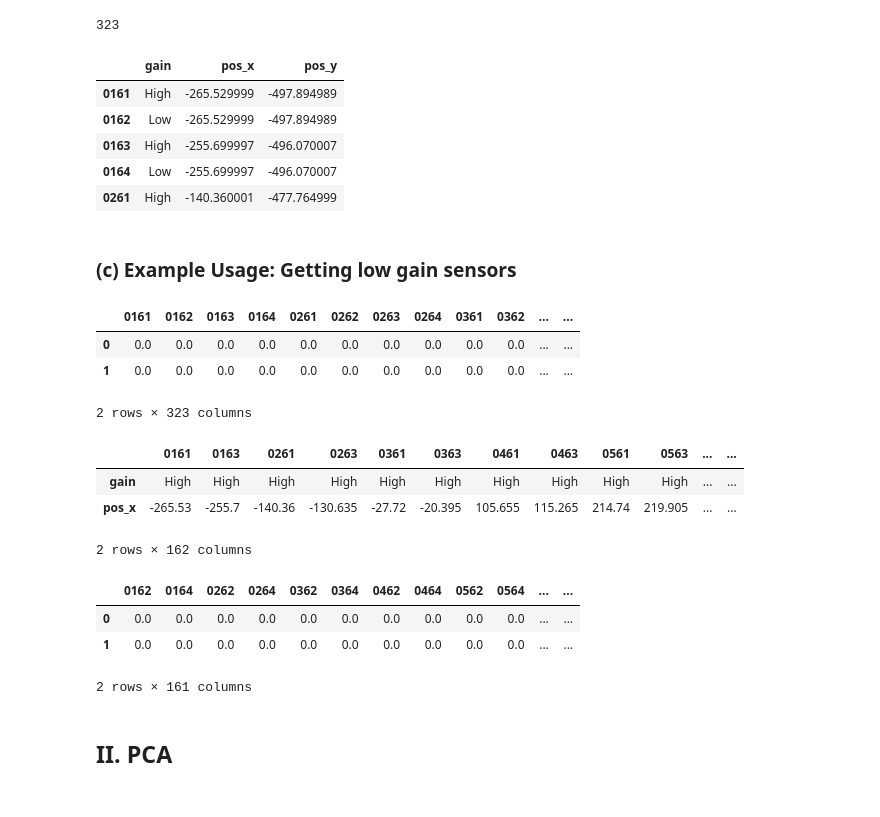
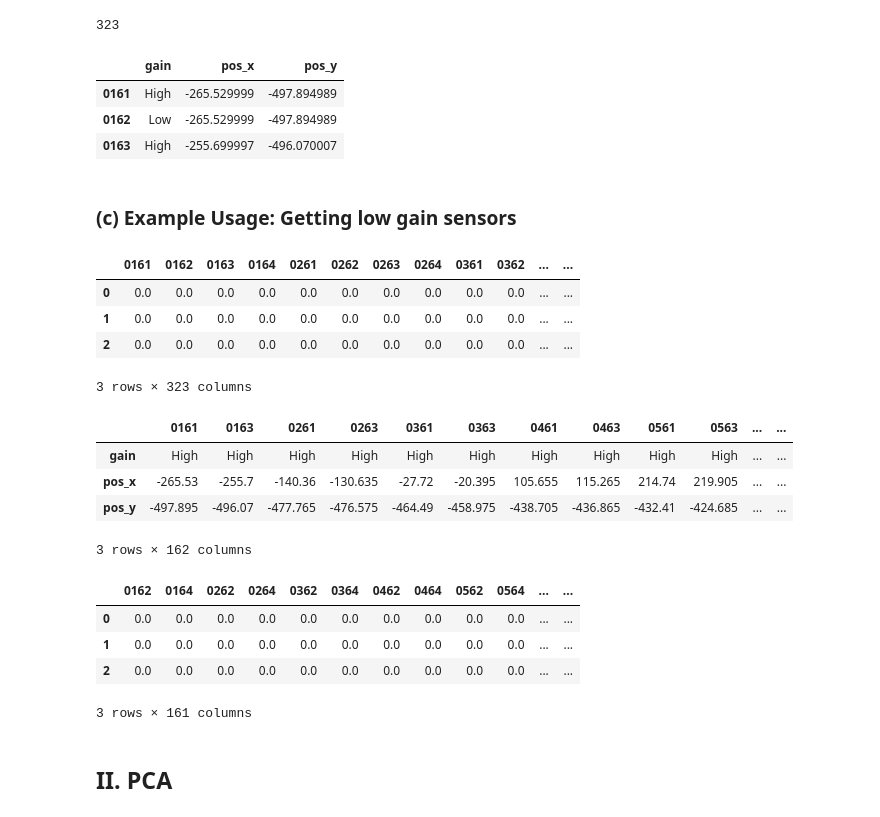
Before and after one commit to nachtm/cosmic-rAI, a Jupyter notebook: experiments/pandas and PCA.ipynb, the cells around one changed output. Cells and saved outputs as stored; diff of their text form; code cells hidden in the pictures.

```diff
--- a/experiments/pandas and PCA.ipynb
+++ b/experiments/pandas and PCA.ipynb
@@ -123,40 +117,41 @@ len(sensor_df)
 # %% [output]
 323
 # %%
-sensor_df.head()
+sensor_df.head(n=3)
 # %% [output]
 |  | gain | pos_x | pos_y |
 | 0161 | High | -265.529999 | -497.894989 |
 | 0162 | Low | -265.529999 | -497.894989 |
 | 0163 | High | -255.699997 | -496.070007 |
-| 0164 | Low | -255.699997 | -496.070007 |
-| 0261 | High | -140.360001 | -477.764999 |
 # %% [markdown]
 ### (c) Example Usage: Getting low gain sensors
 # %%
 charges_df = event_df['charges']
-charges_df.head(n=2)
+charges_df.head(n=3)
 # %% [output]
 |  | 0161 | 0162 | 0163 | 0164 | 0261 | 0262 | 0263 | 0264 | 0361 | 0362 | ... | ... |
 | 0 | 0.0 | 0.0 | 0.0 | 0.0 | 0.0 | 0.0 | 0.0 | 0.0 | 0.0 | 0.0 | ... | ... |
 | 1 | 0.0 | 0.0 | 0.0 | 0.0 | 0.0 | 0.0 | 0.0 | 0.0 | 0.0 | 0.0 | ... | ... |
+| 2 | 0.0 | 0.0 | 0.0 | 0.0 | 0.0 | 0.0 | 0.0 | 0.0 | 0.0 | 0.0 | ... | ... |
-2 rows × 323 columns
+3 rows × 323 columns
 # %%
 high_gain_df = sensor_df.query("gain == 'High'").T
-high_gain_df.head(n=2)
+high_gain_df.head()
 # %% [output]
 |  | 0161 | 0163 | 0261 | 0263 | 0361 | 0363 | 0461 | 0463 | 0561 | 0563 | ... | ... |
 | gain | High | High | High | High | High | High | High | High | High | High | ... | ... |
 | pos_x | -265.53 | -255.7 | -140.36 | -130.635 | -27.72 | -20.395 | 105.655 | 115.265 | 214.74 | 219.905 | ... | ... |
+| pos_y | -497.895 | -496.07 | -477.765 | -476.575 | -464.49 | -458.975 | -438.705 | -436.865 | -432.41 | -424.685 | ... | ... |
-2 rows × 162 columns
+3 rows × 162 columns
 # %%
 low_gain_df = charges_df.drop(high_gain_df.columns, axis=1)
-low_gain_df.head(n=2)
+low_gain_df.head(n=3)
 # %% [output]
 |  | 0162 | 0164 | 0262 | 0264 | 0362 | 0364 | 0462 | 0464 | 0562 | 0564 | ... | ... |
 | 0 | 0.0 | 0.0 | 0.0 | 0.0 | 0.0 | 0.0 | 0.0 | 0.0 | 0.0 | 0.0 | ... | ... |
 | 1 | 0.0 | 0.0 | 0.0 | 0.0 | 0.0 | 0.0 | 0.0 | 0.0 | 0.0 | 0.0 | ... | ... |
+| 2 | 0.0 | 0.0 | 0.0 | 0.0 | 0.0 | 0.0 | 0.0 | 0.0 | 0.0 | 0.0 | ... | ... |
-2 rows × 161 columns
+3 rows × 161 columns
 # %% [markdown]
 ## II. PCA
 # %%
```
Also changed, not shown: parts of 11 cells of this notebook.
